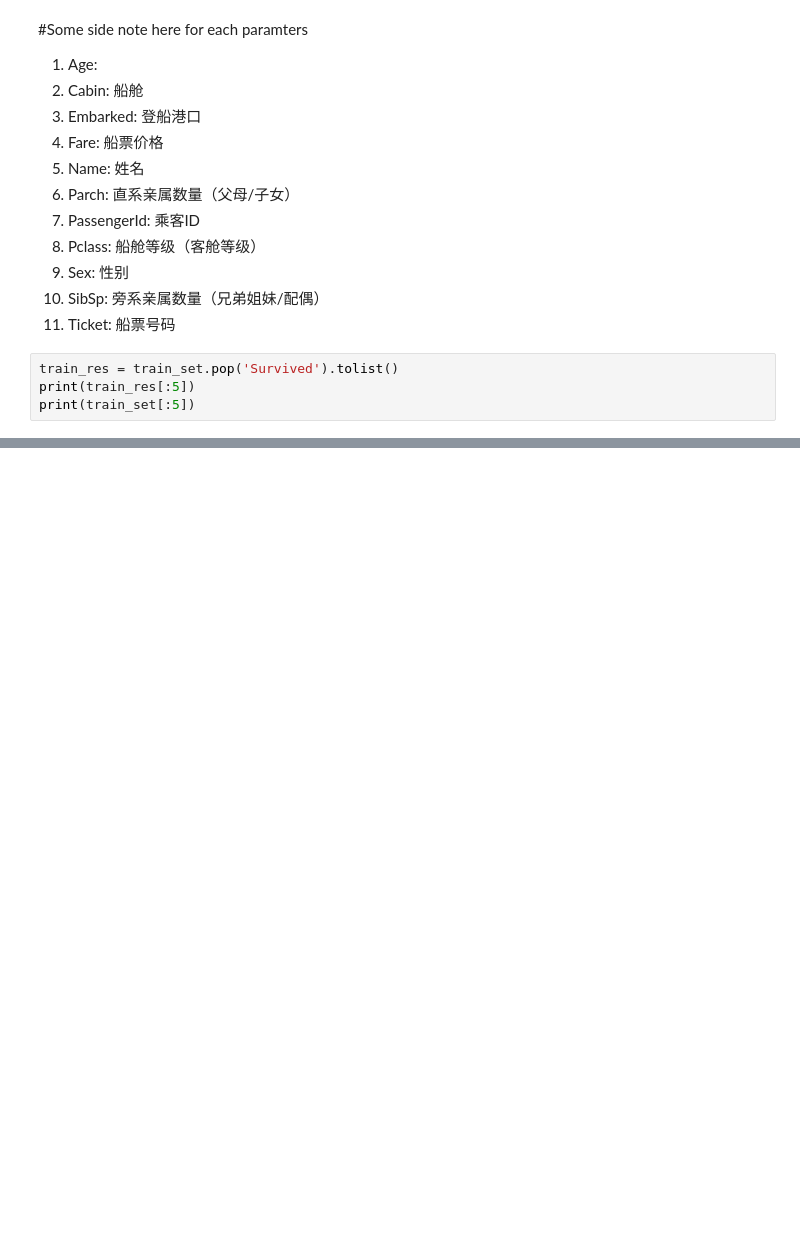
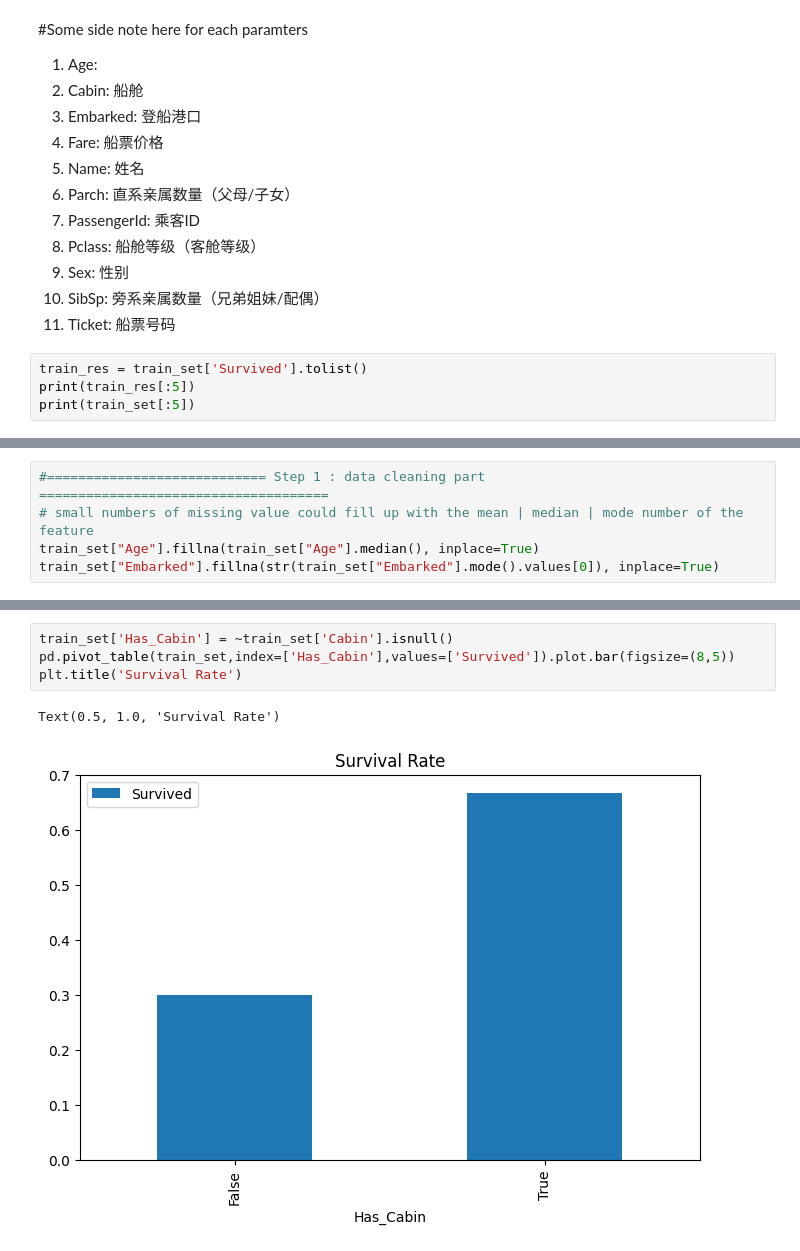
Before and after one commit to jameszhan02/Titanic_Practise, a Jupyter notebook: Titanic_Practise.ipynb, the cells around one changed output, grey strips where cells are left out. Saved outputs shown, nothing was run; the diff lists cells and outputs as text; blank space fills up the shorter version.

Commit message:
[OnProgress] stage : data clean

```diff
--- a/Titanic_Practise.ipynb
+++ b/Titanic_Practise.ipynb
@@ -54,7 +55,7 @@ print(sorted(test_set.columns.tolist()))
 10. SibSp:  旁系亲属数量（兄弟姐妹/配偶）
 11. Ticket: 船票号码
 # %%
-train_res = train_set.pop('Survived').tolist()
+train_res = train_set['Survived'].tolist()
 print(train_res[:5])
 print(train_set[:5])
 # %% [output]
@@ -98,0 +119,5 @@ memory usage: 76.7+ KB
+# %%
+#============================ Step 1 : data cleaning part =====================================
+# small numbers of missing value could fill up with the mean | median | mode number of the feature
+train_set["Age"].fillna(train_set["Age"].median(), inplace=True)
+train_set["Embarked"].fillna(str(train_set["Embarked"].mode().values[0]), inplace=True)
@@ -98,0 +140,7 @@ memory usage: 76.7+ KB
+# %%
+train_set['Has_Cabin'] = ~train_set['Cabin'].isnull()
+pd.pivot_table(train_set,index=['Has_Cabin'],values=['Survived']).plot.bar(figsize=(8,5))
+plt.title('Survival Rate')
+# %% [output]
+Text(0.5, 1.0, 'Survival Rate')
+[figure, added]
```
Also changed, not shown: parts of 9 cells of this notebook.
